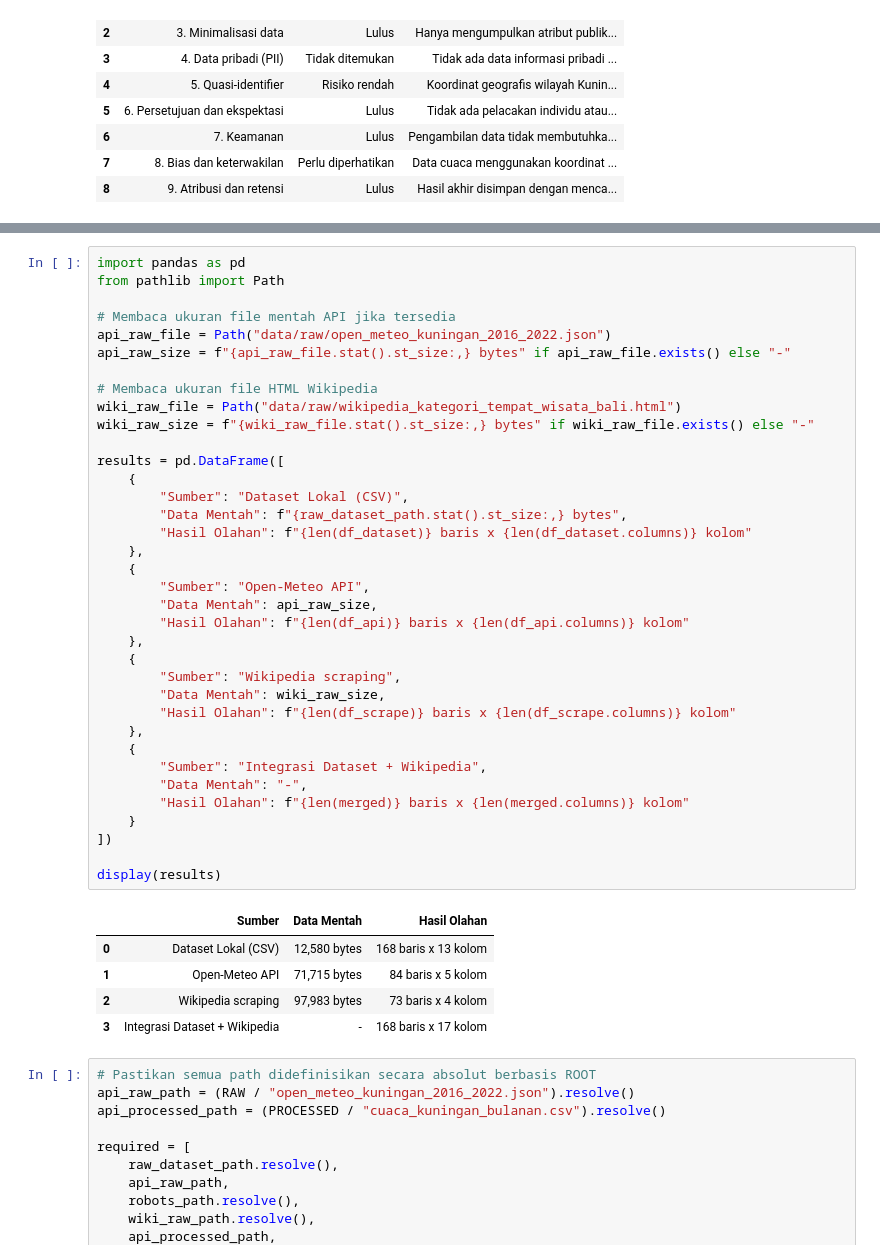
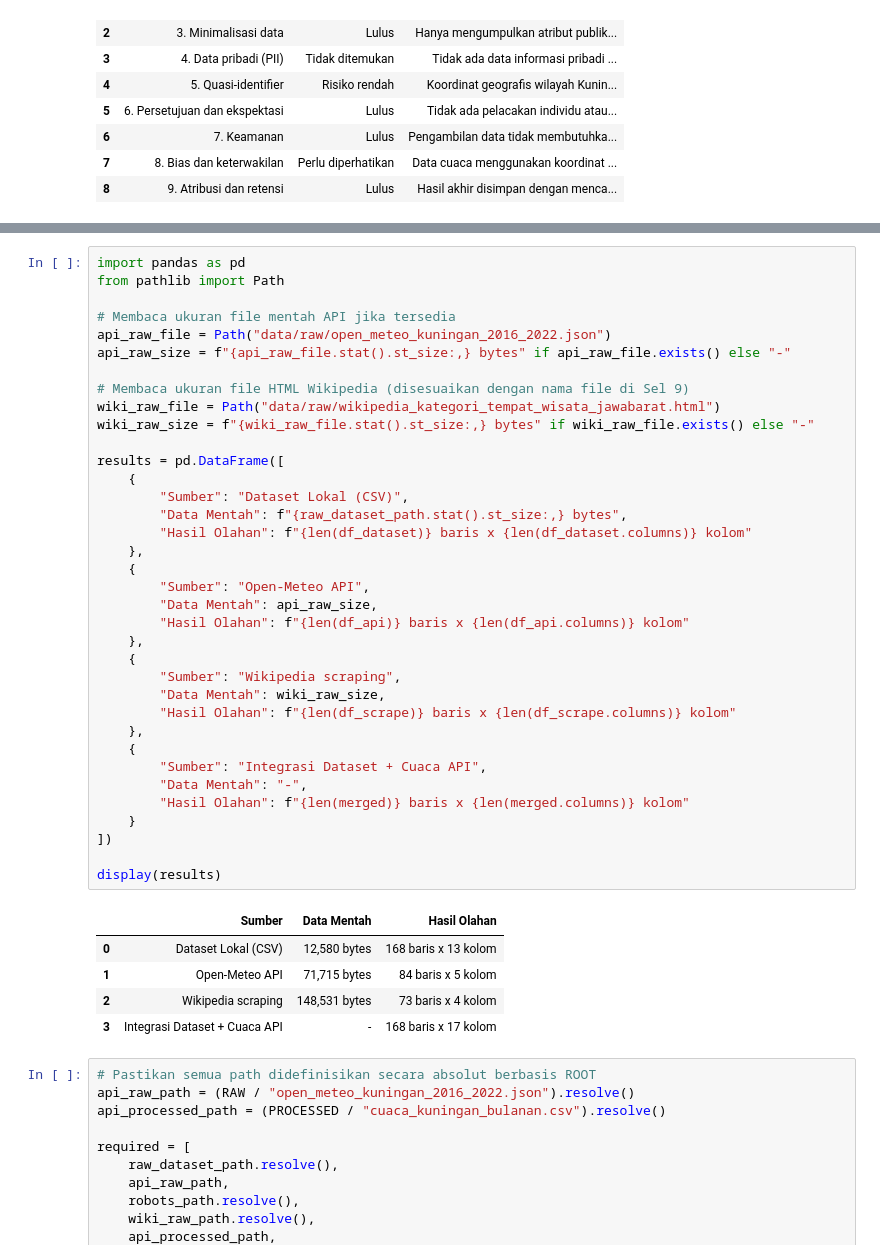
Before and after one commit to ikadekanantawijayaastawa-dev/uts_dam_f, a Jupyter notebook: notebooks/UTS_DAM_2501010124 (2).ipynb, the cells around one changed output, grey strips where cells are left out. Saved outputs shown, nothing was run; the diff lists cells and outputs as text.

```diff
--- a/notebooks/UTS_DAM_2501010124.ipynb
+++ b/notebooks/UTS_DAM_2501010124 (2).ipynb
@@ -836,40 +836,40 @@ from pathlib import Path
 api_raw_file = Path("data/raw/open_meteo_kuningan_2016_2022.json")
 api_raw_size = f"{api_raw_file.stat().st_size:,} bytes" if api_raw_file.exists() else "-"
 
-# Membaca ukuran file HTML Wikipedia
-wiki_raw_file = Path("data/raw/wikipedia_kategori_tempat_wisata_bali.html")
+# Membaca ukuran file HTML Wikipedia (disesuaikan dengan nama file di Sel 9)
+wiki_raw_file = Path("data/raw/wikipedia_kategori_tempat_wisata_jawabarat.html")
 wiki_raw_size = f"{wiki_raw_file.stat().st_size:,} bytes" if wiki_raw_file.exists() else "-"
 
 results = pd.DataFrame([
     {
         "Sumber": "Dataset Lokal (CSV)",
         "Data Mentah": f"{raw_dataset_path.stat().st_size:,} bytes",
         "Hasil Olahan": f"{len(df_dataset)} baris x {len(df_dataset.columns)} kolom"
     },
     {
         "Sumber": "Open-Meteo API",
         "Data Mentah": api_raw_size,
         "Hasil Olahan": f"{len(df_api)} baris x {len(df_api.columns)} kolom"
     },
     {
         "Sumber": "Wikipedia scraping",
         "Data Mentah": wiki_raw_size,
         "Hasil Olahan": f"{len(df_scrape)} baris x {len(df_scrape.columns)} kolom"
     },
     {
-        "Sumber": "Integrasi Dataset + Wikipedia",
+        "Sumber": "Integrasi Dataset + Cuaca API",
         "Data Mentah": "-",
         "Hasil Olahan": f"{len(merged)} baris x {len(merged.columns)} kolom"
     }
 ])
 
 display(results)
 # %% [output]
 |  | Sumber | Data Mentah | Hasil Olahan |
 | 0 | Dataset Lokal (CSV) | 12,580 bytes | 168 baris x 13 kolom |
 | 1 | Open-Meteo API | 71,715 bytes | 84 baris x 5 kolom |
-| 2 | Wikipedia scraping | 97,983 bytes | 73 baris x 4 kolom |
-| 3 | Integrasi Dataset + Wikipedia | - | 168 baris x 17 kolom |
+| 2 | Wikipedia scraping | 148,531 bytes | 73 baris x 4 kolom |
+| 3 | Integrasi Dataset + Cuaca API | - | 168 baris x 17 kolom |
 # %%
 # Pastikan semua path didefinisikan secara absolut berbasis ROOT
 api_raw_path = (RAW / "open_meteo_kuningan_2016_2022.json").resolve()
```
